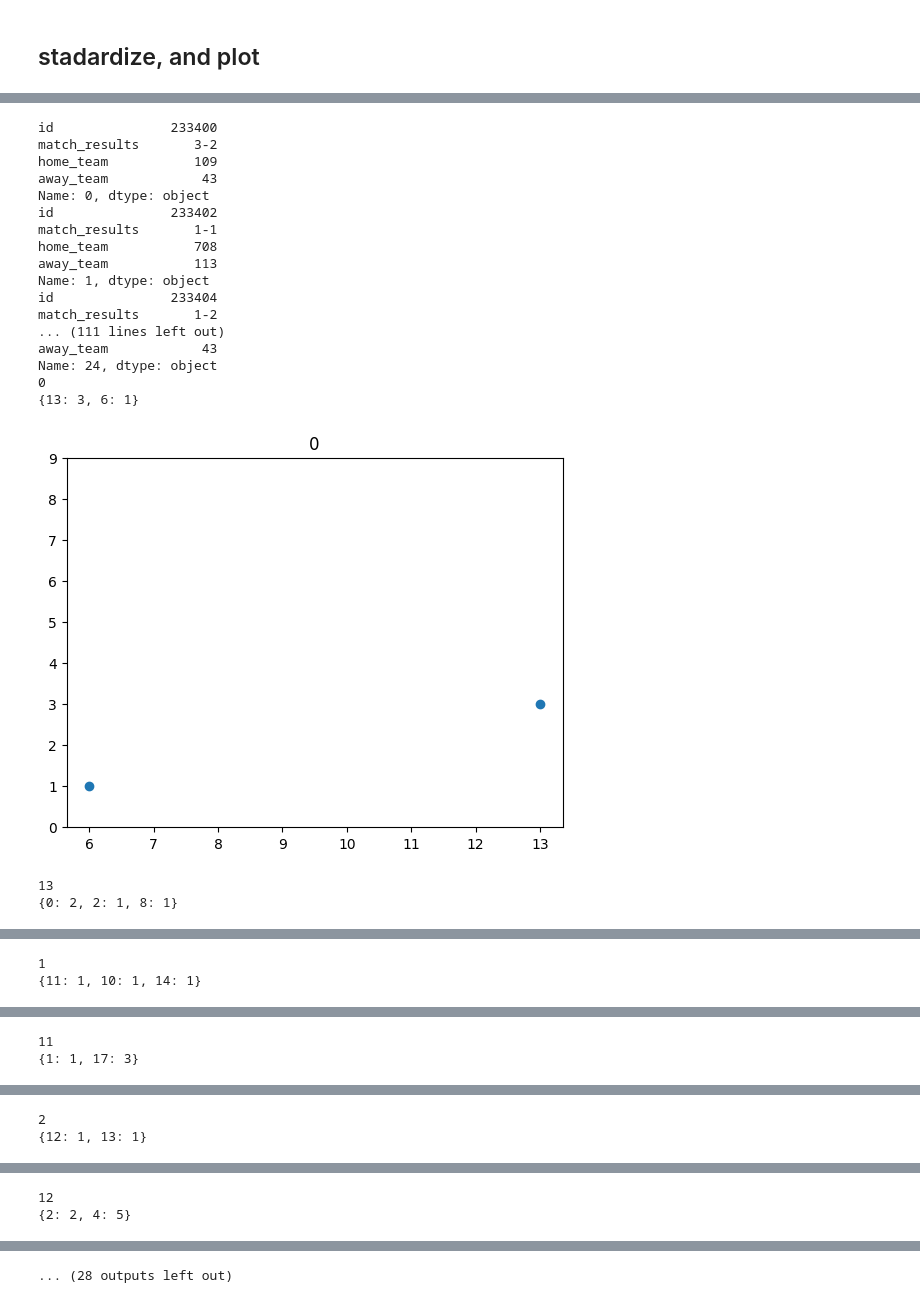
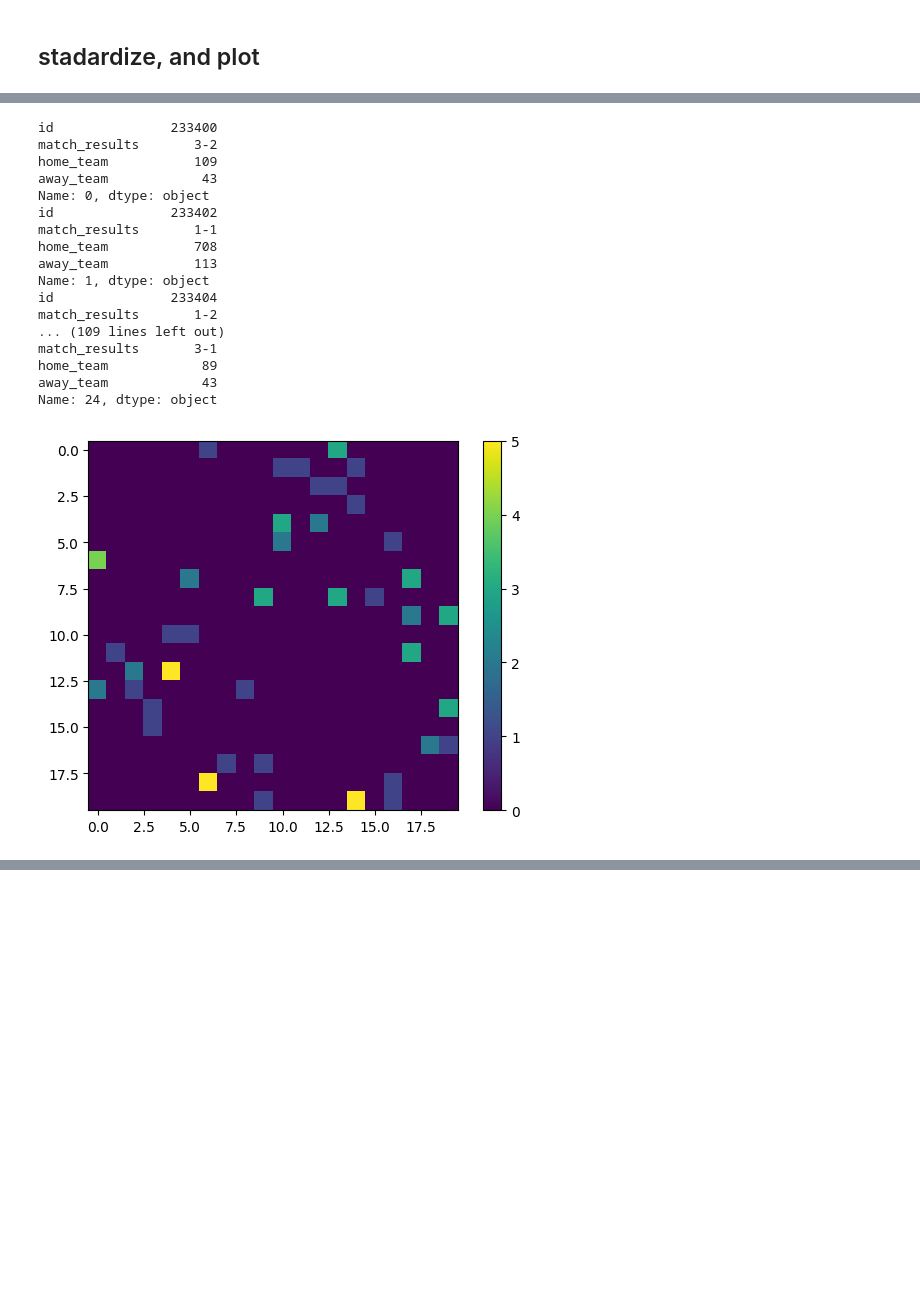
Before and after one commit to ghosciro/soccerbot, a Jupyter notebook: monks.ipynb, the cells around one changed output, grey strips where cells are left out. Drawn from its saved outputs; the diff is of its cells as text; code cells hidden in the pictures; blank space fills up the shorter version.

```diff
--- a/monks.ipynb
+++ b/monks.ipynb
@@ -207,36 +207,43 @@ for index, row in plot_data.iterrows():
 #plot_data new imae for each team
 
 #pot the matrix ogngoals of each team against each other
 #teams_goals
 
 '''
 
 for team in teams_goals:
     print(team)
     print(teams_goals[team])
     plt.scatter(teams_goals[team].keys(),teams_goals[team].values())
     plt.yticks(range(0,10,1))
     plt.title(team)
     plt.show()
     '''
+import numpy as np
+import matplotlib.pyplot as plt
+matrix=np.zeros((len(teams_id),len(teams_id)))
+for team in teams_goals:
+    for team2 in teams_goals[team]:
+        matrix[team][team2]=teams_goals[team][team2]
+plt.imshow(matrix)
+plt.colorbar()
+plt.show()
 # %% [output]
 id               233400
 match_results       3-2
 home_team           109
 away_team            43
 Name: 0, dtype: object
 id               233402
 match_results       1-1
 home_team           708
 away_team           113
 Name: 1, dtype: object
 id               233404
 match_results       1-2
-... (111 lines left out)
+... (109 lines left out)
+match_results       3-1
+home_team            89
 away_team            43
 Name: 24, dtype: object
-0
-{13: 3, 6: 1}
-[figure, old version]
+[figure, new version]
-13
-{0: 2, 2: 1, 8: 1}
@@ -244,2 +249,0 @@ Name: 24, dtype: object
-1
-{11: 1, 10: 1, 14: 1}
@@ -247,2 +249,0 @@ Name: 24, dtype: object
-11
-{1: 1, 17: 3}
@@ -250,2 +249,0 @@ Name: 24, dtype: object
-2
-{12: 1, 13: 1}
@@ -253,2 +249,0 @@ Name: 24, dtype: object
-12
-{2: 2, 4: 5}
@@ -256 +249,0 @@ Name: 24, dtype: object
-... (28 outputs left out)
```
Also changed, not shown: parts of 1 cell of this notebook.
